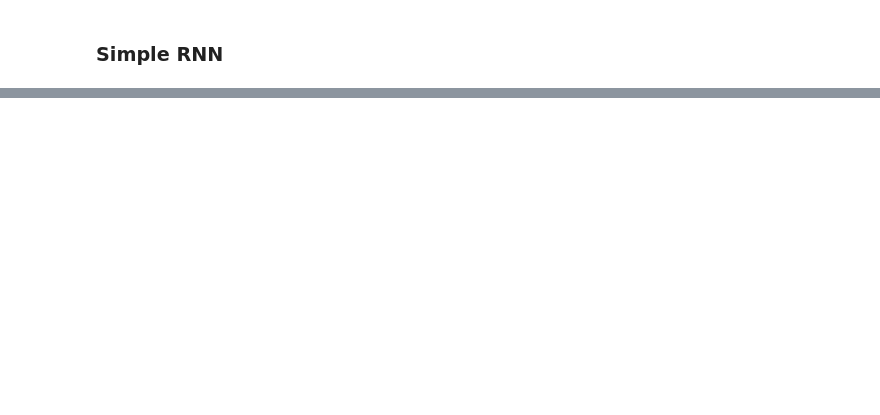
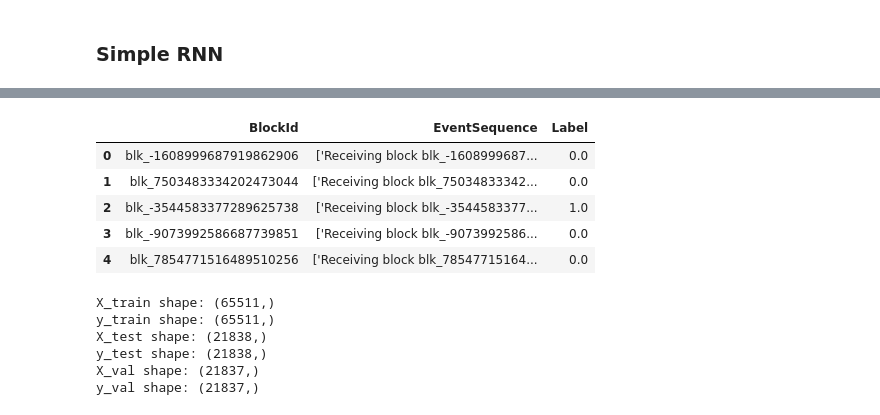
Before and after one commit to jadsalloum/AnomalyDetection_Transformers, a Jupyter notebook: KaggleTest/main_HDFS.ipynb, the cells around one changed output, grey strips where cells are left out. Cells and saved outputs as stored; diff of their text form; code cells hidden in the pictures; blank space fills up the shorter version.

```diff
--- a/KaggleTest/main_HDFS.ipynb
+++ b/KaggleTest/main_HDFS.ipynb
@@ -288,0 +651,33 @@ xtrain_seq[:1]
+# %%
+train = pd.read_csv(log_labeled_file)
+train.head()
+# %% [output]
+|  | BlockId | EventSequence | Label |
+| 0 | blk_-1608999687919862906 | ['Receiving block blk_-1608999687... | 0.0 |
+| 1 | blk_7503483334202473044 | ['Receiving block blk_75034833342... | 0.0 |
+| 2 | blk_-3544583377289625738 | ['Receiving block blk_-3544583377... | 1.0 |
+| 3 | blk_-9073992586687739851 | ['Receiving block blk_-9073992586... | 0.0 |
+| 4 | blk_7854771516489510256 | ['Receiving block blk_78547715164... | 0.0 |
+# %%
+from sklearn.model_selection import train_test_split
+
+# set aside 20% of train and test data for evaluation
+X_train, X_test, y_train, y_test = train_test_split(train.EventSequence, train.Label,  test_size=0.2, shuffle = True, random_state = 8)
+
+# Use the same function above for the validation set
+X_train, X_val, y_train, y_val = train_test_split(X_train, y_train, test_size=0.25, random_state= 8) # 0.25 x 0.8 = 0.2
+
+
+print("X_train shape: {}".format(X_train.shape))
+print("y_train shape: {}".format(y_train.shape))
+print("X_test shape: {}".format(X_test.shape))
+print("y_test shape: {}".format(y_test.shape))
+print("X_val shape: {}".format(X_val.shape))
+print("y_val shape: {}".format(y_val.shape))
+# %% [output]
+X_train shape: (65511,)
+y_train shape: (65511,)
+X_test shape: (21838,)
+y_test shape: (21838,)
+X_val shape: (21837,)
+y_val shape: (21837,)
```
Also changed, not shown: parts of 61 cells of this notebook, 7 other files.
